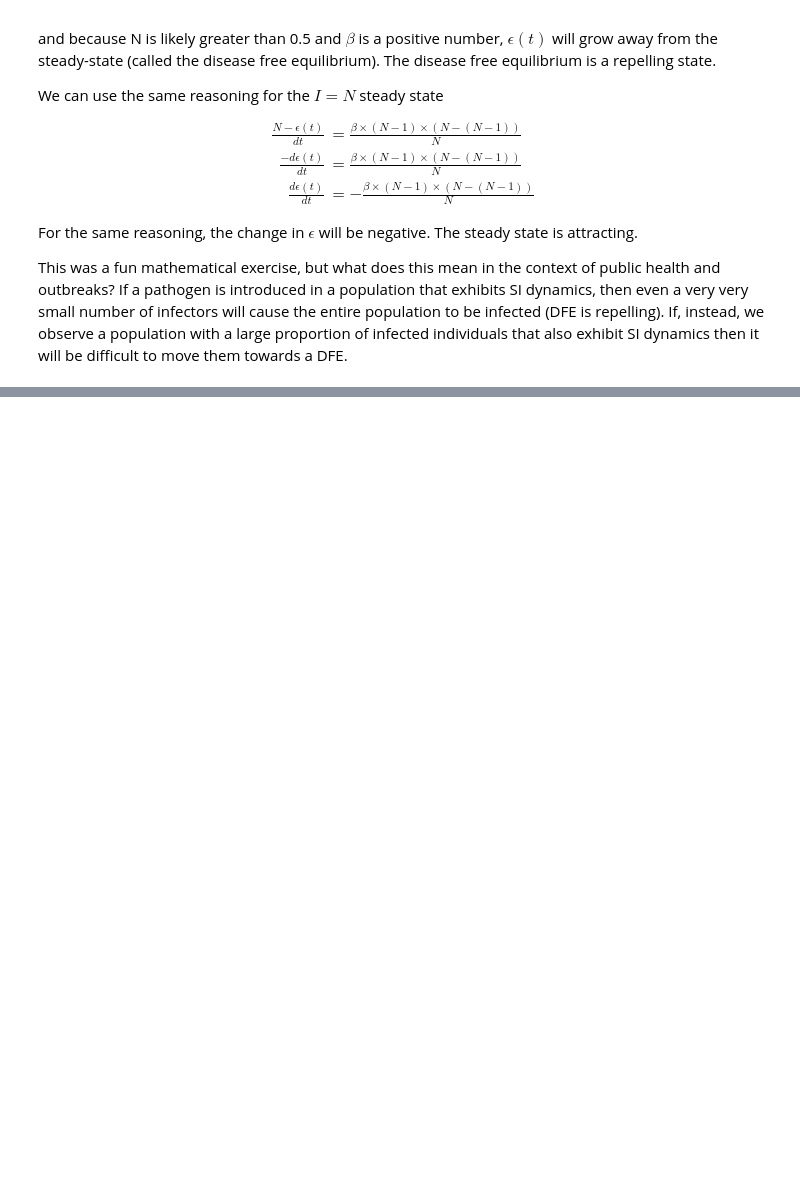
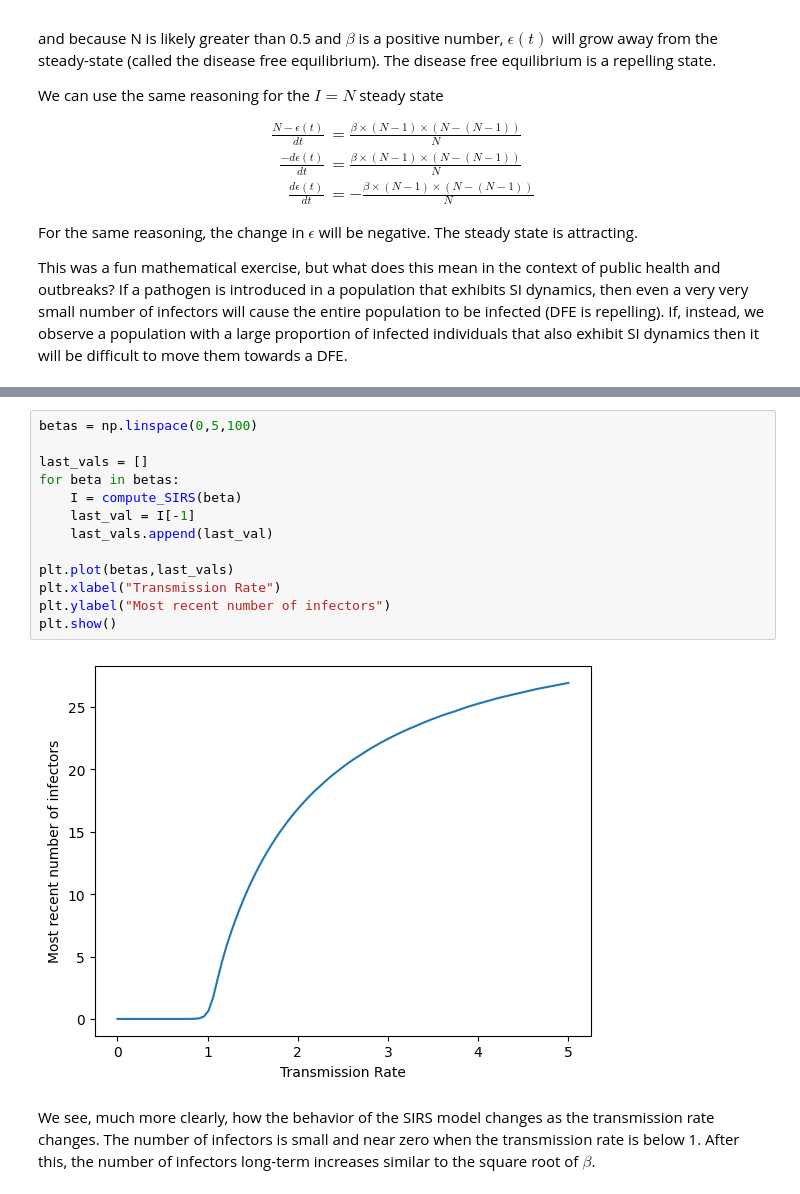
Before and after one commit to computationalUncertaintyLab/outbreak_book, a Jupyter notebook: outbreak_science/Fixed_points_and_linear_stability.ipynb, the cells around one changed output, grey strips where cells are left out. Drawn from its saved outputs; the diff is of its cells as text; blank space fills up the shorter version.

```diff
--- a/outbreak_science/Fixed_points_and_linear_stability.ipynb
+++ b/outbreak_science/Fixed_points_and_linear_stability.ipynb
@@ -170,3 +296,22 @@ If, instead, we observe a population with a large proportion of infected individ
+# %%
+betas = np.linspace(0,5,100)
+
+last_vals = []
+for beta in betas:
+    I = compute_SIRS(beta)
+    last_val = I[-1]
+    last_vals.append(last_val)
+
+plt.plot(betas,last_vals)
+plt.xlabel("Transmission Rate")
+plt.ylabel("Most recent number of infectors")
+plt.show()
+# %% [output]
+[figure, added]
+# %% [markdown]
+We see, much more clearly, how the behavior of the SIRS model changes as the transmission rate changes.
+The number of infectors is small and near zero when the transmission rate is below 1.
+After this, the number of infectors long-term increases similar to the square root of $\beta$.
 # %% [markdown]
 ## Homework
 
```
Also changed, not shown: parts of 9 cells of this notebook.
